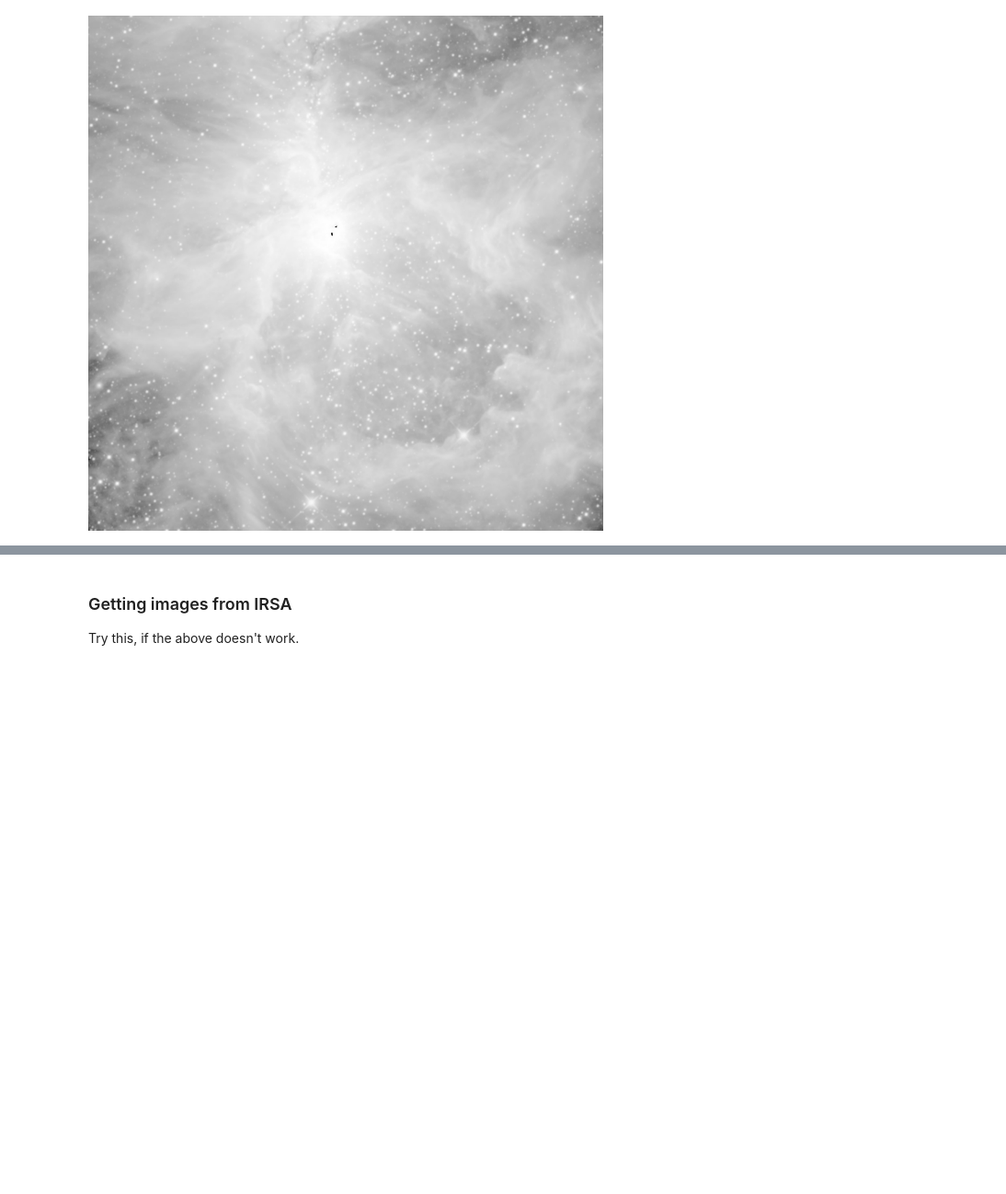
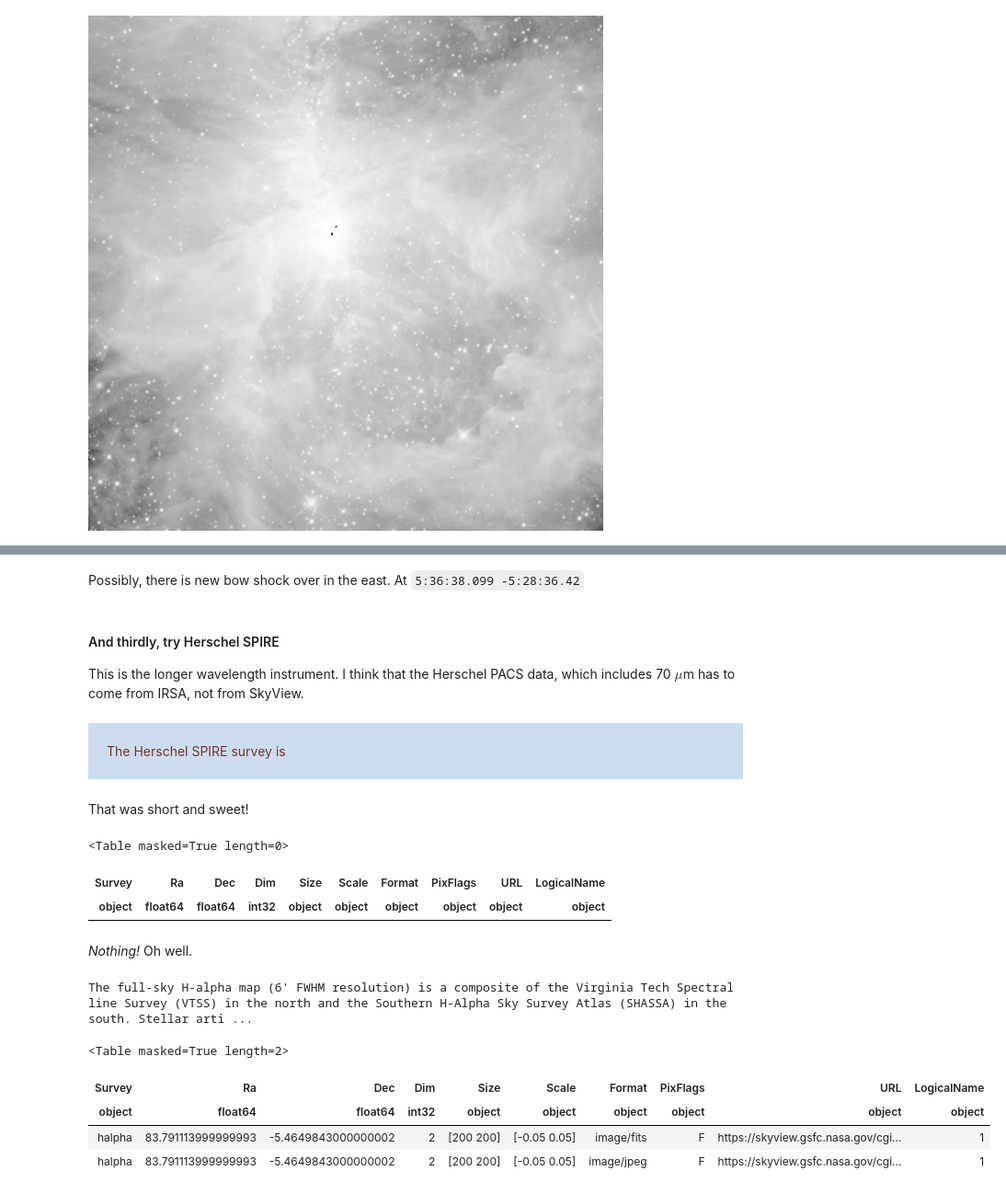
Before and after one commit to div-B-equals-0/dust-wave-case-studies, a Jupyter notebook: Orion with Virtual Observatory.ipynb, the cells around one changed output, grey strips where cells are left out. Shown at 92% size. Drawn from its saved outputs; the diff is of its cells as text; code cells hidden in the pictures; blank space fills up the shorter version.

```diff
--- a/Orion with Virtual Observatory.ipynb
+++ b/Orion with Virtual Observatory.ipynb
@@ -208,4 +230,56 @@ requests.request?
-# %% [markdown]
-### Getting images from IRSA
-
-Try this, if the above doesn't work.
+# %% [markdown]
+Possibly, there is new bow shock over in the east. At `5:36:38.099 -5:28:36.42`
+# %% [markdown]
+#### And thirdly, try Herschel SPIRE
+
+This is the longer wavelength instrument.  I think that the Herschel PACS data, which includes 70 $\mu$m has to come from IRSA, not from SkyView.
+# %%
+row = cat_table[cat_table['short_name'] == 'HERSCHEL-SPIRE'.encode()]
+description = row[0]['res_description'].decode('utf-8')
+url = row[0]['access_url'].decode()
+description = html.unescape(html.unescape(html.unescape(description)))
+text = f'<div style="background-color:#cde;color:#733;padding:20px;">{description}</div>'
+display(HTML(text))
+# %% [output]
+The Herschel SPIRE survey is
+# %% [markdown]
+That was short and sweet!
+# %%
+pos = '83.791114,-5.4649843'
+pixel_size = 2.0/3600 # 2 arcsec
+size = 1.0
+N = int(size/pixel_size)
+params = {'POS': pos, 'SIZE': f'{size}', "NAXIS": f"{N},{N}"}
+r = requests.get(url, params=params)
+spire_table=Table.read(io.BytesIO(r.content))
+spire_table
+# %% [output]
+<Table masked=True length=0>
+| Survey | Ra | Dec | Dim | Size | Scale | Format | PixFlags | URL | LogicalName |
+| object | float64 | float64 | int32 | object | object | object | object | object | object |
+# %% [markdown]
+*Nothing!* Oh well.
+# %%
+row = cat_table[cat_table['short_name'] == 'HAlpha'.encode()]
+description = row[0]['res_description'].decode('utf-8')
+url = row[0]['access_url'].decode()
+description = html.unescape(html.unescape(html.unescape(description)))
+text = f'<div style="background-color:#cde;color:#733;padding:20px;">{description}</div>'
+display(HTML(text))
+# %% [output]
+The full-sky H-alpha map (6' FWHM resolution) is a composite of the Virginia Tech Spectral line Survey (VTSS) in the north and the Southern H-Alpha Sky Survey Atlas (SHASSA) in the south. Stellar arti ...
+# %%
+pos = '83.791114,-5.4649843'
+pixel_size = 180.0/3600 # low res to start with
+size = 10.0 # but big field
+N = int(size/pixel_size)
+params = {'POS': pos, 'SIZE': f'{size}', "NAXIS": f"{N},{N}"}
+r = requests.get(url, params=params)
+ha_table=Table.read(io.BytesIO(r.content))
+ha_table
+# %% [output]
+<Table masked=True length=2>
+| Survey | Ra | Dec | Dim | Size | Scale | Format | PixFlags | URL | LogicalName |
+| object | float64 | float64 | int32 | object | object | object | object | object | object |
+| halpha | 83.791113999999993 | -5.4649843000000002 | 2 | [200 200] | [-0.05 0.05] | image/fits | F | https://skyview.gsfc.nasa.gov/cgi... | 1 |
+| halpha | 83.791113999999993 | -5.4649843000000002 | 2 | [200 200] | [-0.05 0.05] | image/jpeg | F | https://skyview.gsfc.nasa.gov/cgi... | 1 |
```
Also changed, not shown: parts of 10 cells of this notebook, 4 other files.
